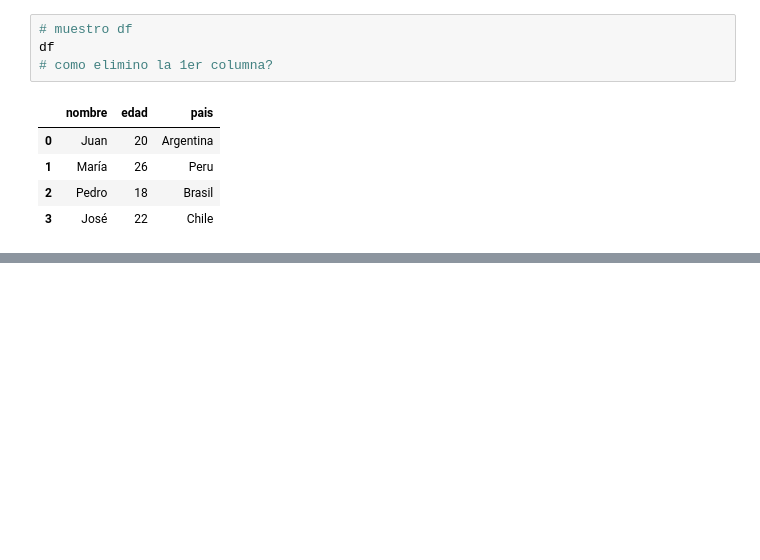
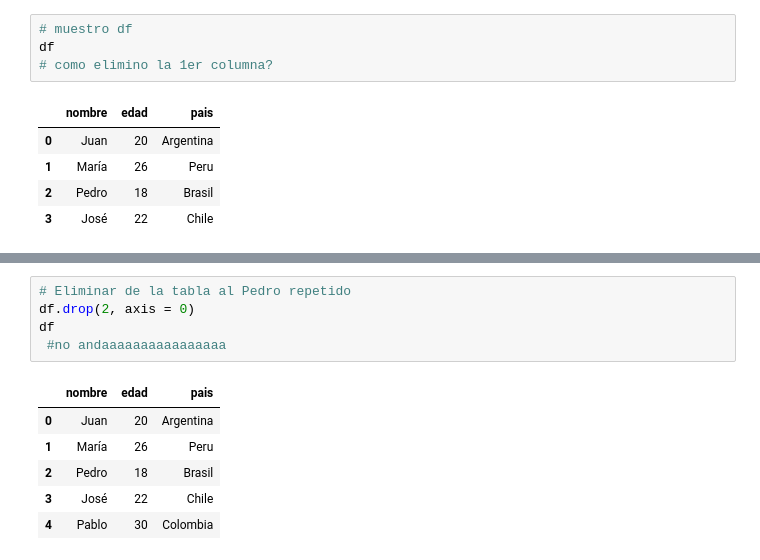
Before and after one commit to doloresgarro/Deep-Learning, a Jupyter notebook: Practica1.ipynb, the cells around one changed output, grey strips where cells are left out. Drawn from its saved outputs; the diff is of its cells as text; blank space fills up the shorter version.

```diff
--- a/Practica1.ipynb
+++ b/Practica1.ipynb
@@ -645,0 +648,12 @@ df
+# %%
+# Eliminar de la tabla al Pedro repetido
+df.drop(2, axis = 0)
+df
+ #no andaaaaaaaaaaaaaaaa
+# %% [output]
+|  | nombre | edad | pais |
+| 0 | Juan | 20 | Argentina |
+| 1 | María | 26 | Peru |
+| 2 | Pedro | 18 | Brasil |
+| 3 | José | 22 | Chile |
+| 4 | Pablo | 30 | Colombia |
```
Also changed, not shown: parts of 11 cells of this notebook.
